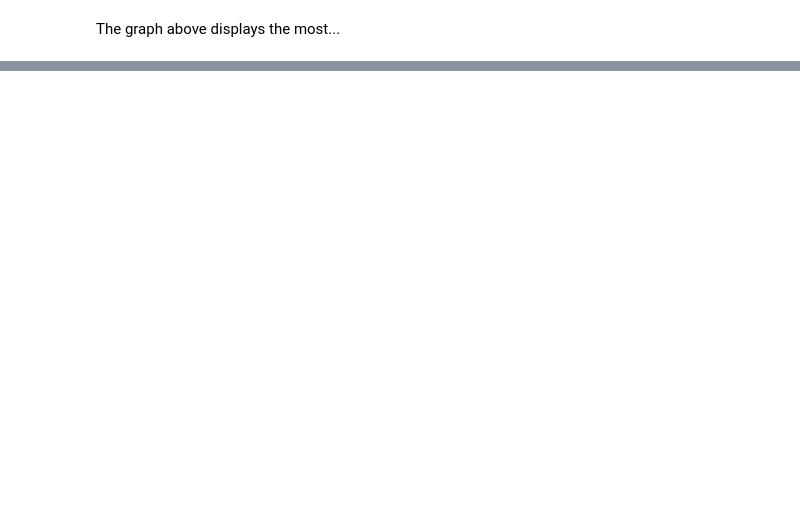
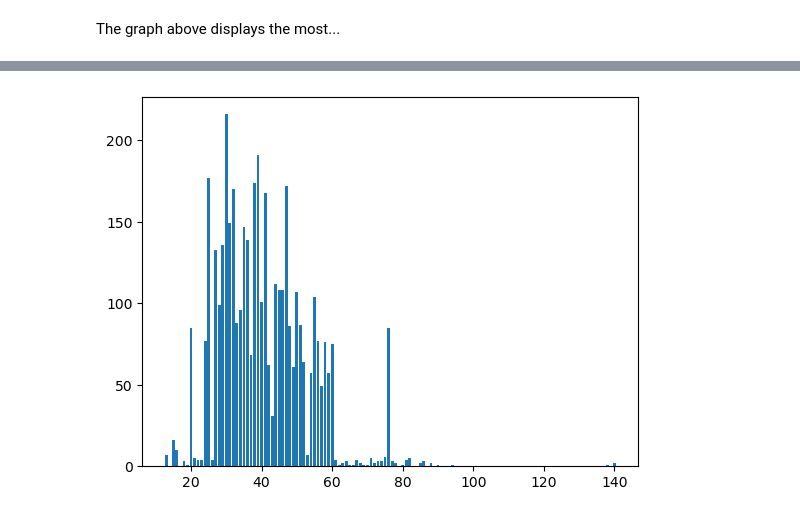
Before and after one commit to thinhsuy/Data_cleansing_summarising, a Jupyter notebook: assignment1.ipynb, the cells around one changed output, grey strips where cells are left out. Cells and saved outputs as stored; diff of their text form; code cells hidden in the pictures; blank space fills up the shorter version.

```diff
--- a/assignment1.ipynb
+++ b/assignment1.ipynb
@@ -98,0 +90,38 @@ df['job'] = pd.Series(df['job'].str.replace('bluecollar', 'blue-collar').str.rep
+# %%
+valid_value = {
+    "job": ["admin.", "blue-collar", "entrepreneur", "housemaid",
+"management", "retired", "self-employed", "services", "student", "technician", "unemployed",
+"unknown"],
+    "marital": ["divorced", "married", "single", "unknown"],
+    "education": ["basic.4y", "basic.6y", "basic.9y", "high.school", "illiterate",
+"professional.course", "university.degree", "unknown"],
+    "default" : ["no", "yes", "unknown"],
+    "housing" : ["no", "yes", "unknown"],
+    "loan" : ["no", "yes", "unknown"],
+    "contact" : ["cellular", "telephone"],
+    "month": ["jan", "feb", "mar", "apr", "may", "jun", "jul", "aug", "sep", "oct", "nov", "dec"],
+    "day_of_week" : ["mon", "tue", "wed", "thu", "fri"]
+}
+
+def auto_fix(error, valid):
+    if (not error or error=="na"): return error
+    anchor, percent = error, 0
+    for value in valid:
+        try:
+            s = sum([1 if char in value else 0 for char in error])
+            if (s*100/len(value)>percent):
+                anchor = value
+                percent = s*100/len(value)
+        except: continue
+    return anchor
+
+def typos_treatment(df, valid_value):
+    for key, val in valid_value.items():
+        index = df[~df[key].isin(val)].index
+        error_list = list(df.iloc[index][key].unique())
+        for error in error_list:
+            df[key] = pd.Series(df[key].replace(error, auto_fix(error, valid_value[key])))
+    return df
+
+df = typos_treatment(df, valid_value)
+df
@@ -140,0 +205,6 @@ plt.barh(df['education'].unique(), width=df['education'].value_counts())
+# %%
+# numeric values
+plt.bar(df['age'].unique(), height=df['age'].value_counts())
+plt.show()
+# %% [output]
+[figure, added]
```
Also changed, not shown: parts of 23 cells of this notebook, 1 other file.
